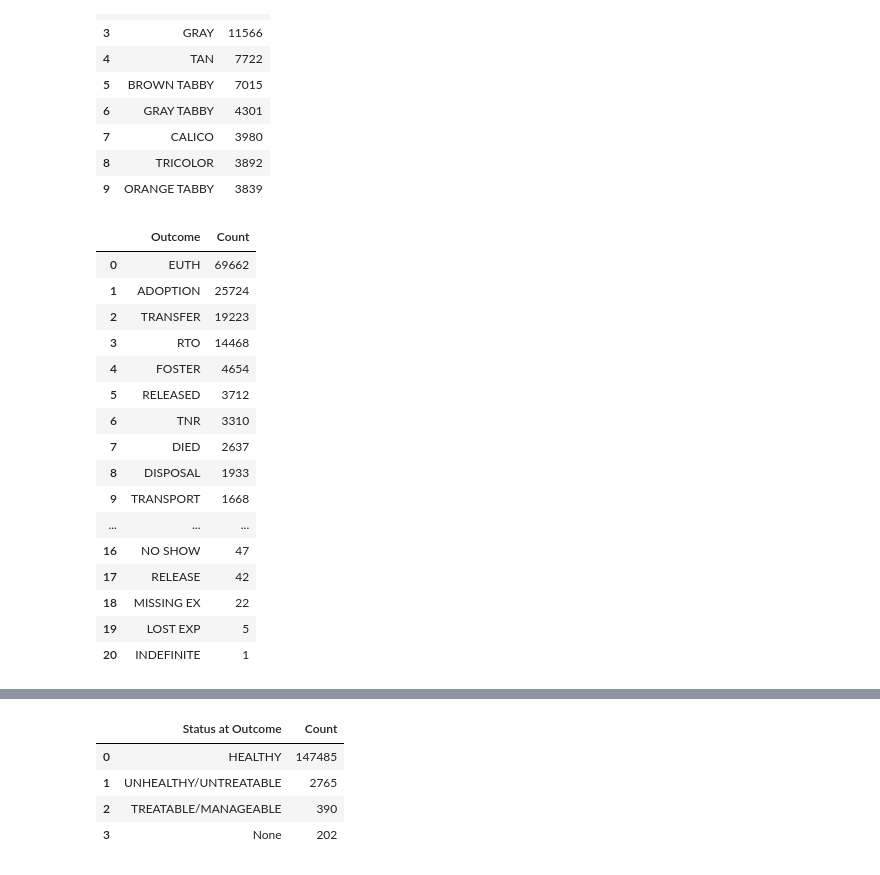
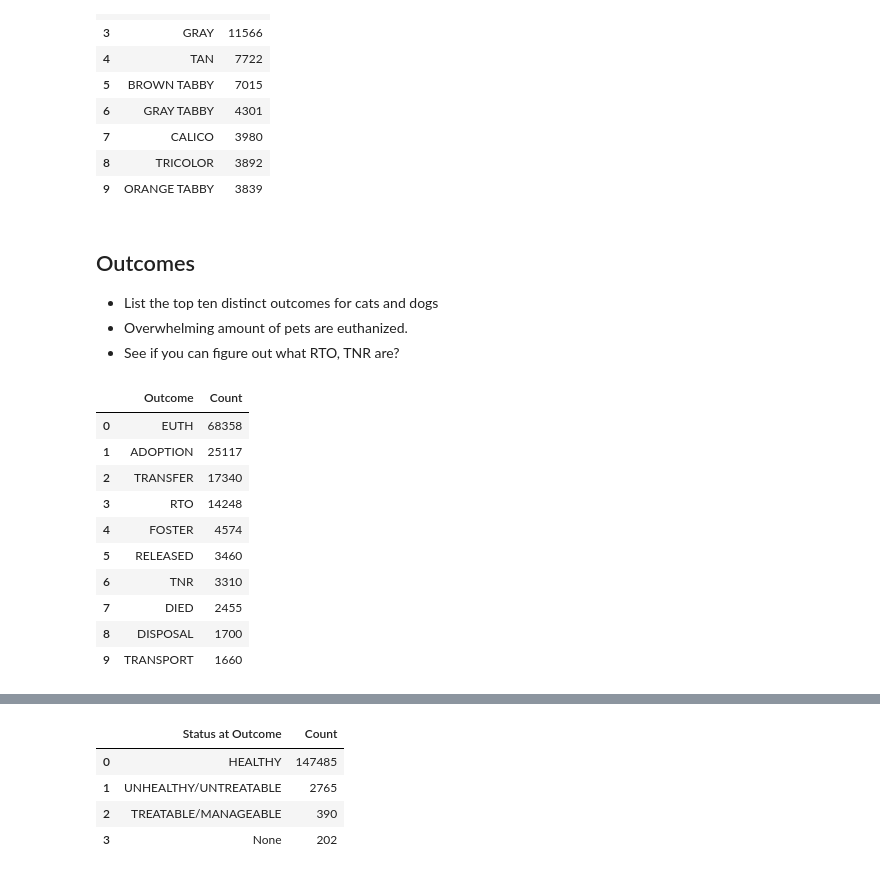
Before and after one commit to kangacopter/animalServicesAnalysis, a Jupyter notebook: AnimalServicesAnalysis.ipynb, the cells around one changed output, grey strips where cells are left out. Cells and saved outputs as stored; diff of their text form; code cells hidden in the pictures.

```diff
--- a/AnimalServicesAnalysis.ipynb
+++ b/AnimalServicesAnalysis.ipynb
@@ -96,32 +86,33 @@ pd.read_sql_query("""
 | 7 | CALICO | 3980 |
 | 8 | TRICOLOR | 3892 |
 | 9 | ORANGE TABBY | 3839 |
+# %% [markdown]
+## Outcomes
+* List the top ten distinct outcomes for cats and dogs
+* Overwhelming amount of pets are euthanized.
+* See if you can figure out what RTO, TNR are?
 # %%
 # More heart breaking...
 pd.read_sql_query("""
     SELECT
     DISTINCT OutcomeType as 'Outcome',
     COUNT(*) as 'Count'
     FROM animalservices_data
+    WHERE AnimalType = 'CAT' OR AnimalType = 'DOG'
     GROUP BY OutcomeType
     ORDER BY Count DESC
+    LIMIT 10
     ;
 """, conn)
 # %% [output]
 |  | Outcome | Count |
-| 0 | EUTH | 69662 |
-| 1 | ADOPTION | 25724 |
-| 2 | TRANSFER | 19223 |
-| 3 | RTO | 14468 |
-| 4 | FOSTER | 4654 |
-| 5 | RELEASED | 3712 |
+| 0 | EUTH | 68358 |
+| 1 | ADOPTION | 25117 |
+| 2 | TRANSFER | 17340 |
+| 3 | RTO | 14248 |
+| 4 | FOSTER | 4574 |
+| 5 | RELEASED | 3460 |
 | 6 | TNR | 3310 |
-| 7 | DIED | 2637 |
-| 8 | DISPOSAL | 1933 |
-| 9 | TRANSPORT | 1668 |
-| ... | ... | ... |
-| 16 | NO SHOW | 47 |
-| 17 | RELEASE | 42 |
-| 18 | MISSING EX | 22 |
-| 19 | LOST EXP | 5 |
-| 20 | INDEFINITE | 1 |
+| 7 | DIED | 2455 |
+| 8 | DISPOSAL | 1700 |
+| 9 | TRANSPORT | 1660 |
```
Also changed, not shown: parts of 15 cells of this notebook, 1 other file.
